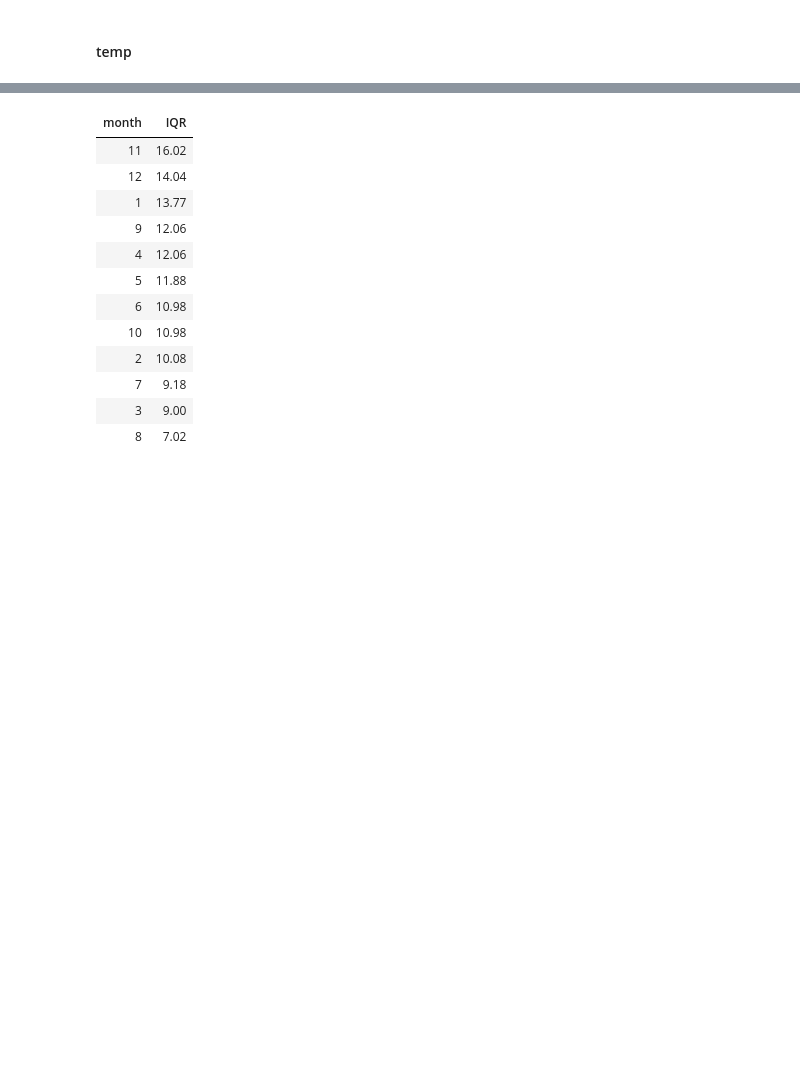
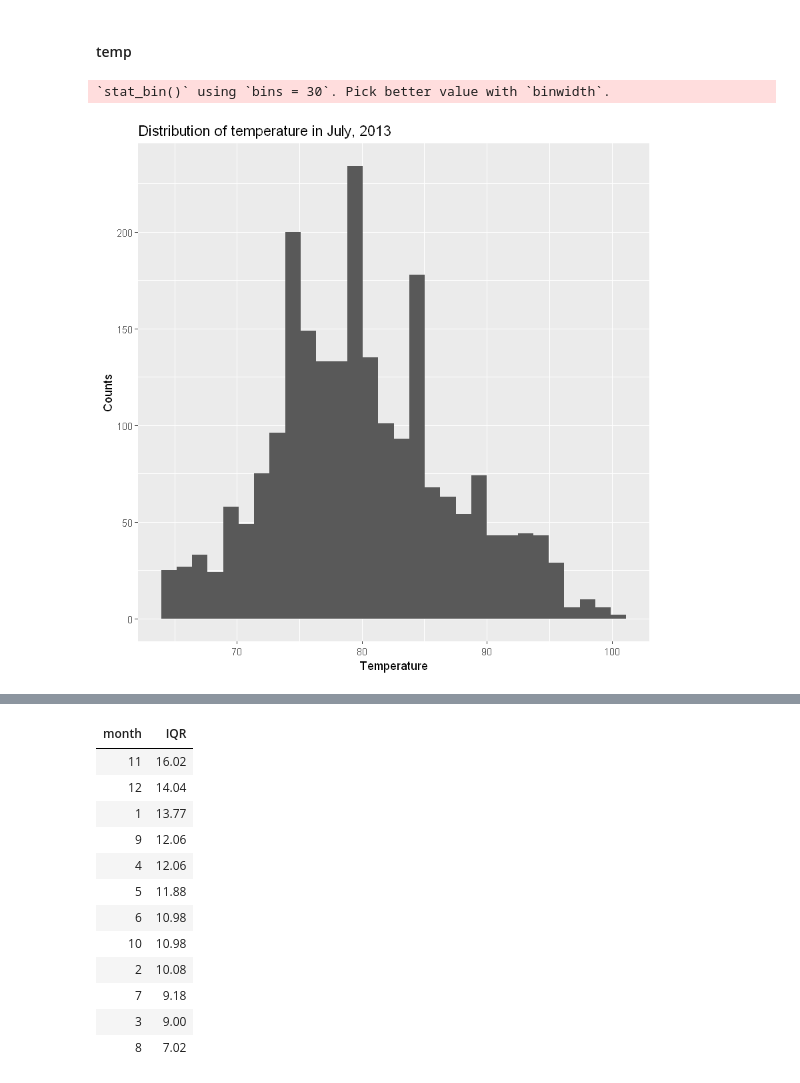
Before and after one commit to DROMZEE/P4-R-analyse-donnees, a Jupyter notebook: P4-R-Analyse-donnees.ipynb, the cells around one changed output, grey strips where cells are left out. Saved outputs shown, nothing was run; the diff lists cells and outputs as text; code cells hidden in the pictures; blank space fills up the shorter version.

```diff
--- a/P4-R-Analyse-donnees.ipynb
+++ b/P4-R-Analyse-donnees.ipynb
@@ -489,3 +544,12 @@ flights %>%
 | 4 | 4.006931 |
 # %% [markdown]
 #### temp
+# %%
+weather %>%
+      filter(month == 7) %>%
+      ggplot(aes(x = temp)) +
+      geom_histogram() +
+      labs(x = "Temperature", y = "Counts", title = "Distribution of temperature in July, 2013")
+# %% [output]
+`stat_bin()` using `bins = 30`. Pick better value with `binwidth`.
+[figure, added]
```
Also changed, not shown: parts of 19 cells of this notebook, 4 other files.
